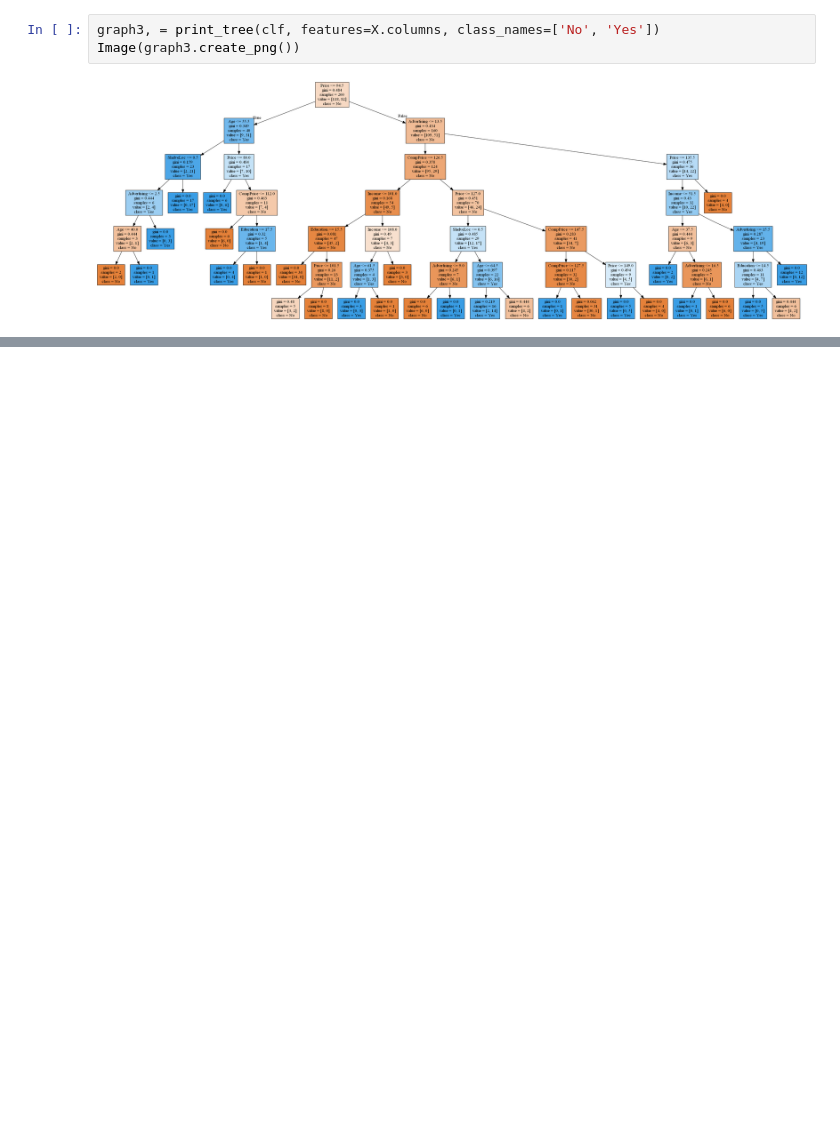
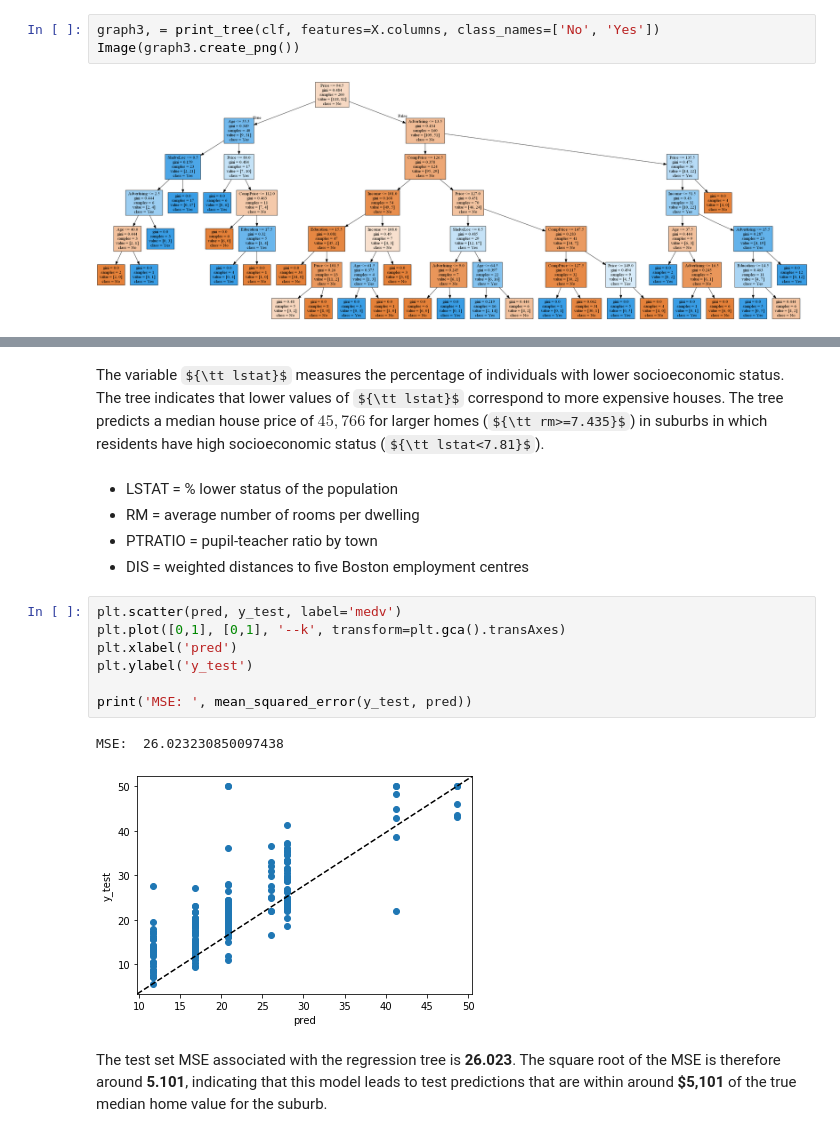
Before and after one commit to Morgan-Sell/islr-labs-exercises-python, a Jupyter notebook: labs/08_tree_based_methods.ipynb, the cells around one changed output, grey strips where cells are left out. Drawn from its saved outputs; the diff is of its cells as text; some formulas as TeX source; blank space fills up the shorter version.

```diff
--- a/labs/08_tree_based_methods.ipynb
+++ b/labs/08_tree_based_methods.ipynb
@@ -105,0 +169,21 @@ Image(graph3.create_png())
+# %% [markdown]
+
+The variable ${\tt lstat}$ measures the percentage of individuals with lower socioeconomic status. The tree indicates that lower values of ${\tt lstat}$ correspond to more expensive houses. The tree predicts a median house price of $45,766$ for larger homes (${\tt rm>=7.435}$) in suburbs in which residents have high socioeconomic status (${\tt lstat<7.81}$).
+# %% [markdown]
+- LSTAT = % lower status of the population
+- RM = average number of rooms per dwelling
+- PTRATIO = pupil-teacher ratio by town
+- DIS = weighted distances to five Boston employment centres
+# %%
+plt.scatter(pred, y_test, label='medv')
+plt.plot([0,1], [0,1], '--k', transform=plt.gca().transAxes)
+plt.xlabel('pred')
+plt.ylabel('y_test')
+
+print('MSE: ', mean_squared_error(y_test, pred))
+# %% [output]
+MSE:  26.023230850097438
+[figure, added]
+# %% [markdown]
+
+The test set MSE associated with the regression tree is **26.023**. The square root of the MSE is therefore around **5.101**, indicating that this model leads to test predictions that are within around **$5,101** of the true median home value for the suburb.
```
Also changed, not shown: parts of 11 cells of this notebook.
